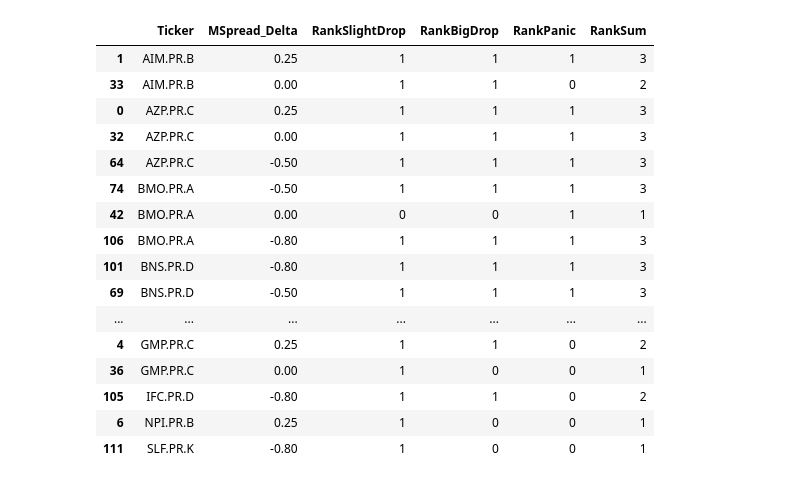
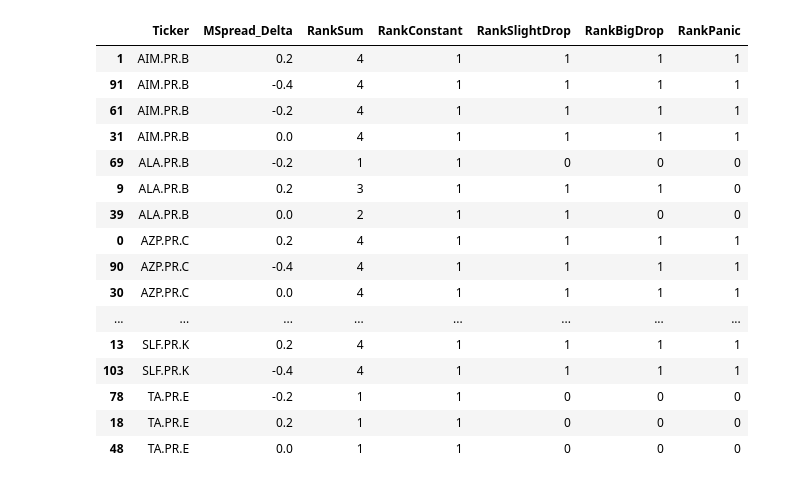
Before and after one commit to mishaba/canprefs, a Jupyter notebook: Prefhack.ipynb, the cells around one changed output. Saved outputs shown, nothing was run; the diff lists cells and outputs as text; code cells hidden in the pictures.

```diff
--- a/Prefhack.ipynb
+++ b/Prefhack.ipynb
@@ -232,27 +82,9 @@ tpm['SpreadToAverage'] = tpm['MSpread'] - tpm['AvgSpread']
 # annualized_gain_cg_and_dividend_decimal(num_years, current_price, tbill_rate_in_percent,
 #                            market_spread_in_percent, issue_spread_in_bips, par=25)
 #
-# [round(float_market_spread_in_percent(price,TBILL_PERCENT,spread),3) for (price,spread) in
-#     zip(tprefs["Price"],tprefs["Spread"])]
+#
 
-
-
-TBILL_SCN = {"SlightDrop": (1.4, 1), "BigDrop": (1.14,1) , "Panic": (0.7,1)}
-
-def create_tbill_scenarios_from_mspread(mspread_delta,df) :
-    df["EffMSpread"] = df["MSpread"] + mspread_delta
-    df["MSpread_Delta"] = mspread_delta
-    for scn_name,(rate,years) in TBILL_SCN.items() :
-
-        df[scn_name] = [annualized_gain_cg_and_dividend_decimal(years, price, rate,
-                                                 mspread,spread) for (price,mspread,spread) in
-                zip(df['Price'], df['EffMSpread'], df['Spread'])]
-
-
-    return df
-
-
-create_tbill_scenarios_from_mspread(0, tprefs)
+create_tbill_scenarios_from_mspread(-0.1, tprefs,False)
 
 # float_capital_gain_given_tbill_and_market_spread(current_price,
 #                                                    tbill_rate_in_percent,
@@ -263,5 +95,5 @@ create_tbill_scenarios_from_mspread(0, tprefs)
 #                                                  mspread,spread)/price for (price,mspread,spread) in
 #                 zip(tprefs['Price'], tprefs['MSpread'], tprefs['Spread'])]
 # tprefs.sort_values(by=['Scn1'], ascending=False).head()
-tprefs.head()
+tprefs.sort_values(by='Expected_Gain',ascending=False).head(15)
 # %% [output]
@@ -280,8 +116,9 @@ slf
 # %%
 # spread deltas
-SPREAD_DELTAS = [ 0.25, 0, -0.5, -.8]
+SPREAD_DELTAS = [ 0.2, 0, -0.2, -.4]
 
-foo = pd.concat([create_tbill_scenarios_from_mspread(delta,tprefs.copy())
+## HACK here
+foo = pd.concat([create_tbill_scenarios_from_mspread(delta,tprefs.copy(),True)
                       for delta in SPREAD_DELTAS], axis = 0)
 foo.reset_index(drop=True, inplace=True)
 
@@ -303,9 +140,12 @@ foo
 # %%
+NUM_RANKS_TO_KEEP = 8
+
 scenario_names = TBILL_SCN.keys()
 rank_names = ['Rank' + x for x in scenario_names]
+
 def rank_group(df):
     for rank_name,scenario_name in zip(rank_names, scenario_names):
-        df[rank_name] = [1 if x in df[scenario_name].nlargest(n=5).values else 0
+        df[rank_name] = [1 if x in df[scenario_name].nlargest(n=NUM_RANKS_TO_KEEP).values else 0
                          for x in df[scenario_name]]
     df['RankSum'] = df[rank_names].sum(axis=1)
     return df
@@ -327,24 +152,24 @@ bar[(bar['RankSlightDrop'] + bar['RankBigDrop'] + bar['RankPanic']) > 0][['Ticke
 # %%
 ranked = foo.groupby(['MSpread_Delta']).apply(rank_group)
-ranked[(ranked['RankSlightDrop'] + ranked['RankBigDrop'] + ranked['RankPanic']) > 0][
-    ['Ticker','MSpread_Delta','RankSlightDrop','RankBigDrop','RankPanic','RankSum']].sort_values(
+ranked[(ranked['RankSum']) > 0 ][
+    ['Ticker','MSpread_Delta','RankSum'] + rank_names].sort_values(
     by='Ticker')
 # %% [output]
-|  | Ticker | MSpread_Delta | RankSlightDrop | RankBigDrop | RankPanic | RankSum |
-| 1 | AIM.PR.B | 0.25 | 1 | 1 | 1 | 3 |
-| 33 | AIM.PR.B | 0.00 | 1 | 1 | 0 | 2 |
-| 0 | AZP.PR.C | 0.25 | 1 | 1 | 1 | 3 |
-| 32 | AZP.PR.C | 0.00 | 1 | 1 | 1 | 3 |
-| 64 | AZP.PR.C | -0.50 | 1 | 1 | 1 | 3 |
-| 74 | BMO.PR.A | -0.50 | 1 | 1 | 1 | 3 |
-| 42 | BMO.PR.A | 0.00 | 0 | 0 | 1 | 1 |
-| 106 | BMO.PR.A | -0.80 | 1 | 1 | 1 | 3 |
-| 101 | BNS.PR.D | -0.80 | 1 | 1 | 1 | 3 |
-| 69 | BNS.PR.D | -0.50 | 1 | 1 | 1 | 3 |
-| ... | ... | ... | ... | ... | ... | ... |
-| 4 | GMP.PR.C | 0.25 | 1 | 1 | 0 | 2 |
-| 36 | GMP.PR.C | 0.00 | 1 | 0 | 0 | 1 |
-| 105 | IFC.PR.D | -0.80 | 1 | 1 | 0 | 2 |
-| 6 | NPI.PR.B | 0.25 | 1 | 0 | 0 | 1 |
-| 111 | SLF.PR.K | -0.80 | 1 | 0 | 0 | 1 |
+|  | Ticker | MSpread_Delta | RankSum | RankConstant | RankSlightDrop | RankBigDrop | RankPanic |
+| 1 | AIM.PR.B | 0.2 | 4 | 1 | 1 | 1 | 1 |
+| 91 | AIM.PR.B | -0.4 | 4 | 1 | 1 | 1 | 1 |
+| 61 | AIM.PR.B | -0.2 | 4 | 1 | 1 | 1 | 1 |
+| 31 | AIM.PR.B | 0.0 | 4 | 1 | 1 | 1 | 1 |
+| 69 | ALA.PR.B | -0.2 | 1 | 1 | 0 | 0 | 0 |
+| 9 | ALA.PR.B | 0.2 | 3 | 1 | 1 | 1 | 0 |
+| 39 | ALA.PR.B | 0.0 | 2 | 1 | 1 | 0 | 0 |
+| 0 | AZP.PR.C | 0.2 | 4 | 1 | 1 | 1 | 1 |
+| 90 | AZP.PR.C | -0.4 | 4 | 1 | 1 | 1 | 1 |
+| 30 | AZP.PR.C | 0.0 | 4 | 1 | 1 | 1 | 1 |
+| ... | ... | ... | ... | ... | ... | ... | ... |
+| 13 | SLF.PR.K | 0.2 | 4 | 1 | 1 | 1 | 1 |
+| 103 | SLF.PR.K | -0.4 | 4 | 1 | 1 | 1 | 1 |
+| 78 | TA.PR.E | -0.2 | 1 | 1 | 0 | 0 | 0 |
+| 18 | TA.PR.E | 0.2 | 1 | 1 | 0 | 0 | 0 |
+| 48 | TA.PR.E | 0.0 | 1 | 1 | 0 | 0 | 0 |
 # %%
```
Also changed, not shown: parts of 30 cells of this notebook, 3 other files.
